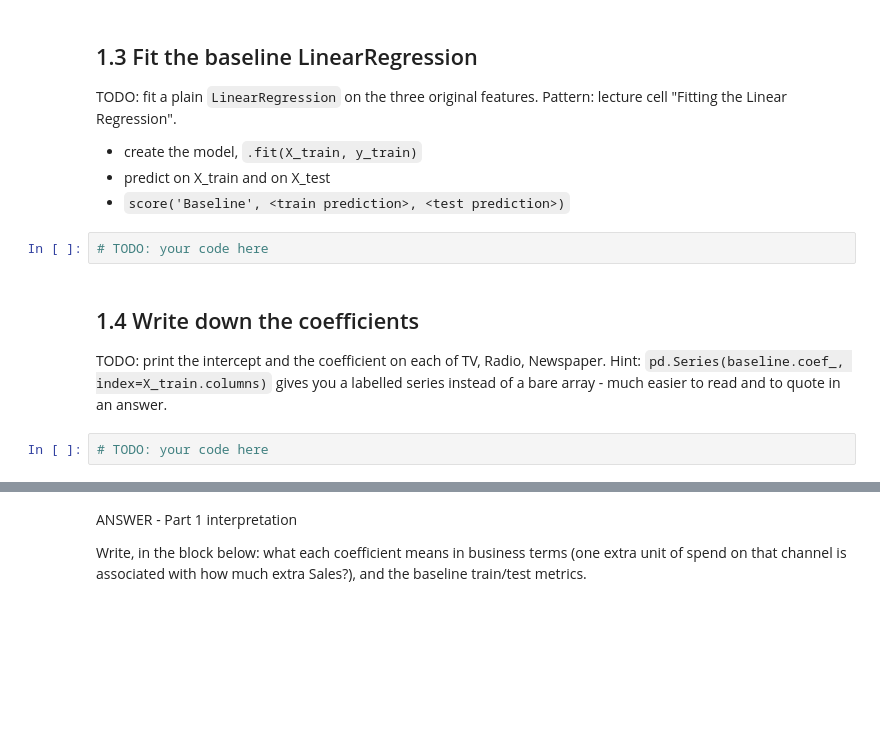
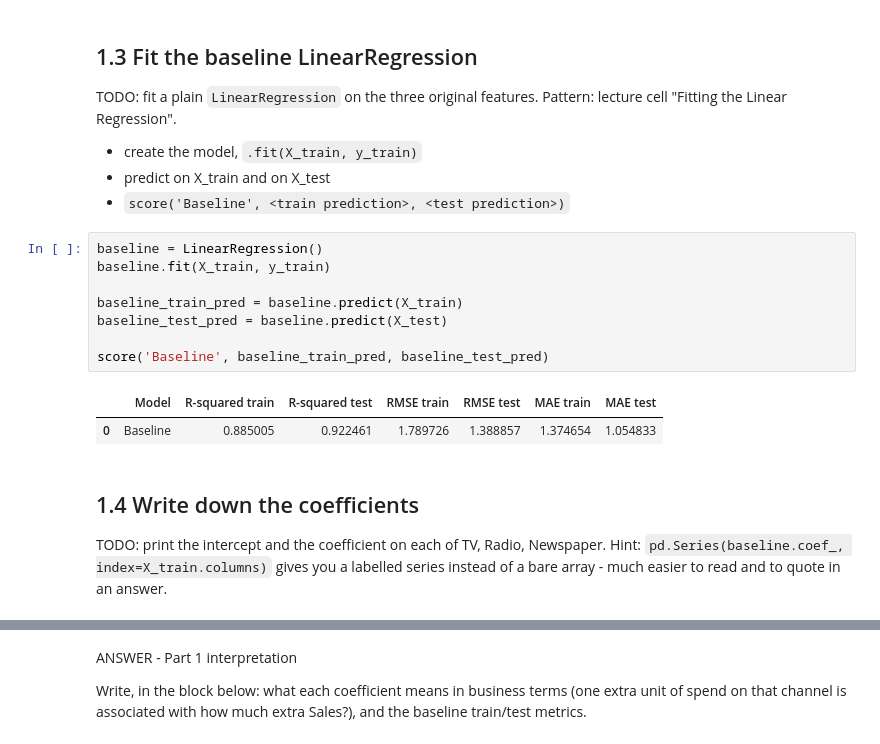
Before and after one commit to Youss1337/School-shi, a Jupyter notebook: week1/homework_week1.ipynb, the cells around one changed output, grey strips where cells are left out. Saved outputs shown, nothing was run; the diff lists cells and outputs as text; blank space fills up the shorter version.

```diff
--- a/week1/homework_week1.ipynb
+++ b/week1/homework_week1.ipynb
@@ -102,13 +122,20 @@ Pattern: lecture cell "Fitting the Linear Regression".
   - create the model, `.fit(X_train, y_train)`
   - predict on X_train and on X_test
   - `score('Baseline', <train prediction>, <test prediction>)`
-# %%
-# TODO: your code here
+# %%
+baseline = LinearRegression()
+baseline.fit(X_train, y_train)
+
+baseline_train_pred = baseline.predict(X_train)
+baseline_test_pred = baseline.predict(X_test)
+
+score('Baseline', baseline_train_pred, baseline_test_pred)
+# %% [output]
+|  | Model | R-squared train | R-squared test | RMSE train | RMSE test | MAE train | MAE test |
+| 0 | Baseline | 0.885005 | 0.922461 | 1.789726 | 1.388857 | 1.374654 | 1.054833 |
 # %% [markdown]
 ## 1.4 Write down the coefficients
 
 TODO: print the intercept and the coefficient on each of TV, Radio, Newspaper.
 Hint: `pd.Series(baseline.coef_, index=X_train.columns)` gives you a labelled
 series instead of a bare array - much easier to read and to quote in an answer.
-# %%
-# TODO: your code here
```
Also changed, not shown: parts of 29 cells of this notebook.
